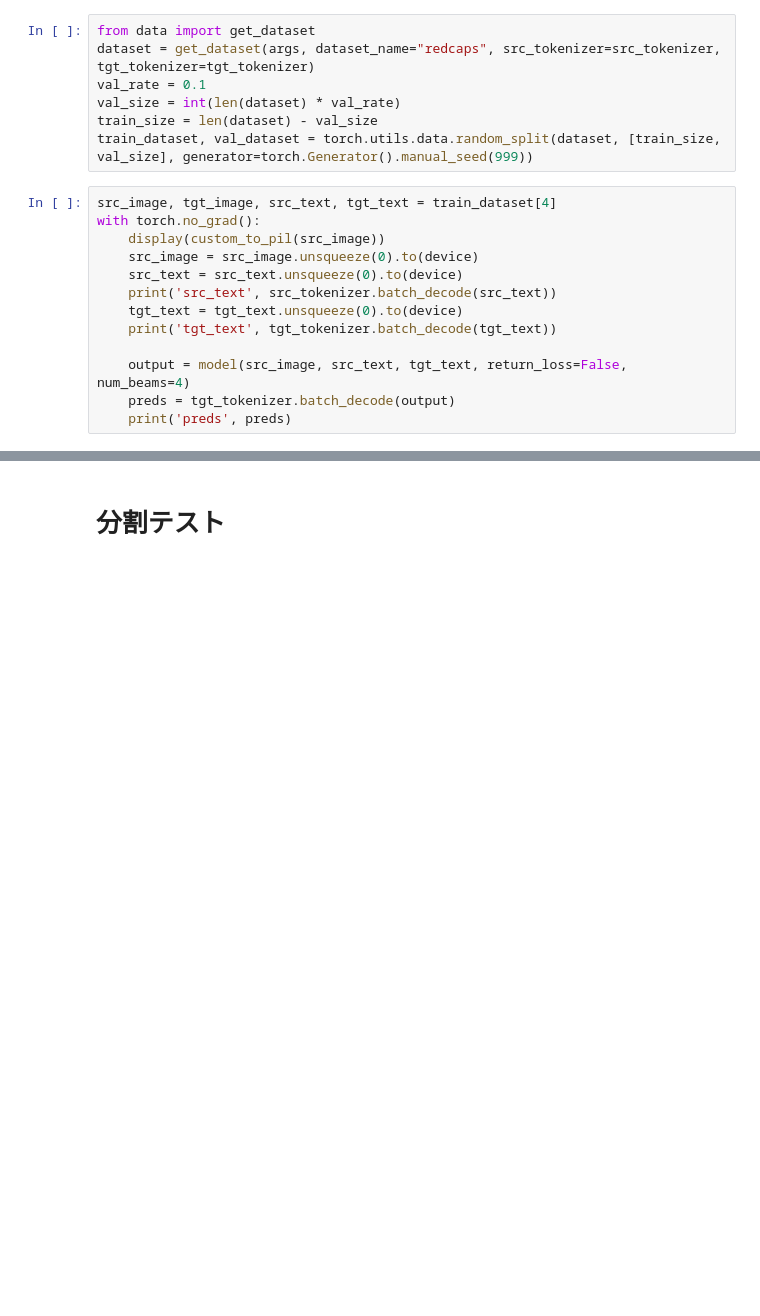
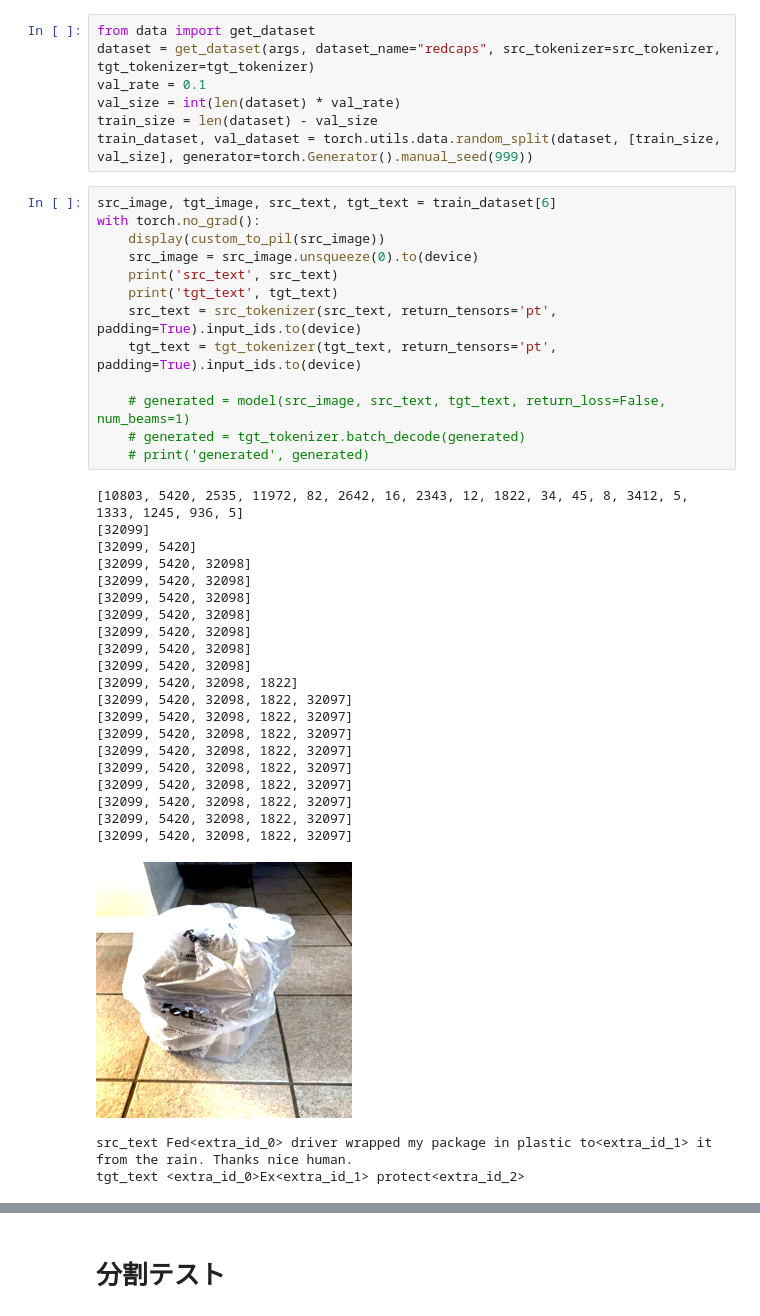
Before and after one commit to k-yanase9/KLab_MultiModalModel, a Jupyter notebook: visualization.ipynb, the cells around one changed output, grey strips where cells are left out. Drawn from its saved outputs; the diff is of its cells as text; blank space fills up the shorter version.

```diff
--- a/visualization.ipynb
+++ b/visualization.ipynb
@@ -175,15 +179,39 @@ val_size = int(len(dataset) * val_rate)
 train_size = len(dataset) - val_size
 train_dataset, val_dataset = torch.utils.data.random_split(dataset, [train_size, val_size], generator=torch.Generator().manual_seed(999))
 # %%
-src_image, tgt_image, src_text, tgt_text = train_dataset[4]
+src_image, tgt_image, src_text, tgt_text = train_dataset[6]
 with torch.no_grad():
     display(custom_to_pil(src_image))
     src_image = src_image.unsqueeze(0).to(device)
-    src_text = src_text.unsqueeze(0).to(device)
-    print('src_text', src_tokenizer.batch_decode(src_text))
-    tgt_text = tgt_text.unsqueeze(0).to(device)
-    print('tgt_text', tgt_tokenizer.batch_decode(tgt_text))
+    print('src_text', src_text)
+    print('tgt_text', tgt_text)
+    src_text = src_tokenizer(src_text, return_tensors='pt', padding=True).input_ids.to(device)
+    tgt_text = tgt_tokenizer(tgt_text, return_tensors='pt', padding=True).input_ids.to(device)
 
-    output = model(src_image, src_text, tgt_text, return_loss=False, num_beams=4)
-    preds = tgt_tokenizer.batch_decode(output)
-    print('preds', preds)
+    # generated = model(src_image, src_text, tgt_text, return_loss=False, num_beams=1)
+    # generated = tgt_tokenizer.batch_decode(generated)
+    # print('generated', generated)
+# %% [output]
+[10803, 5420, 2535, 11972, 82, 2642, 16, 2343, 12, 1822, 34, 45, 8, 3412, 5, 1333, 1245, 936, 5]
+[32099]
+[32099, 5420]
+[32099, 5420, 32098]
+[32099, 5420, 32098]
+[32099, 5420, 32098]
+[32099, 5420, 32098]
+[32099, 5420, 32098]
+[32099, 5420, 32098]
+[32099, 5420, 32098]
+[32099, 5420, 32098, 1822]
+[32099, 5420, 32098, 1822, 32097]
+[32099, 5420, 32098, 1822, 32097]
+[32099, 5420, 32098, 1822, 32097]
+[32099, 5420, 32098, 1822, 32097]
+[32099, 5420, 32098, 1822, 32097]
+[32099, 5420, 32098, 1822, 32097]
+[32099, 5420, 32098, 1822, 32097]
+[32099, 5420, 32098, 1822, 32097]
+[32099, 5420, 32098, 1822, 32097]
+[figure, added]
+src_text Fed<extra_id_0> driver wrapped my package in plastic to<extra_id_1> it from the rain. Thanks nice human.
+tgt_text <extra_id_0>Ex<extra_id_1> protect<extra_id_2>
```
Also changed, not shown: parts of 14 cells of this notebook.
